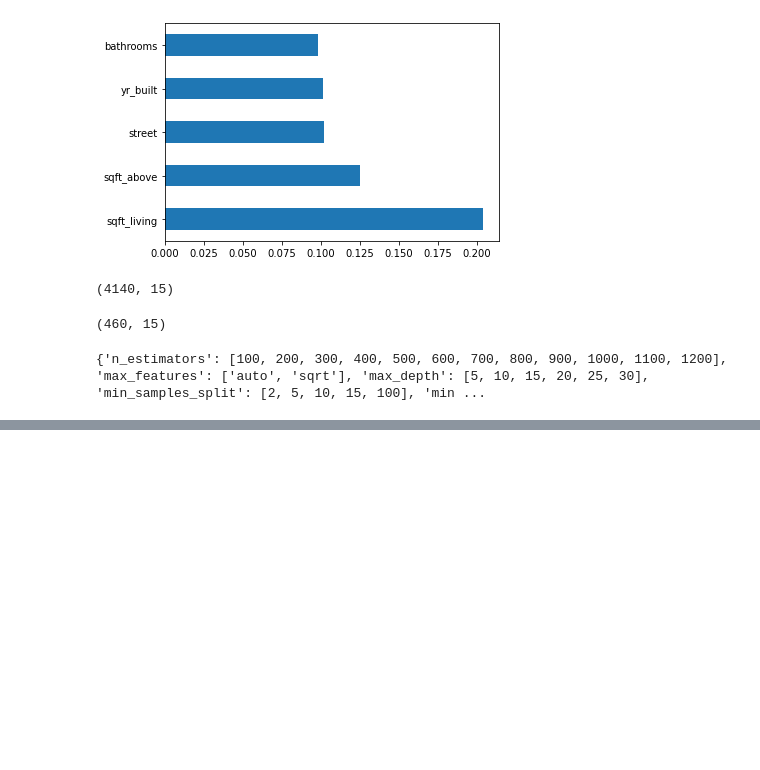
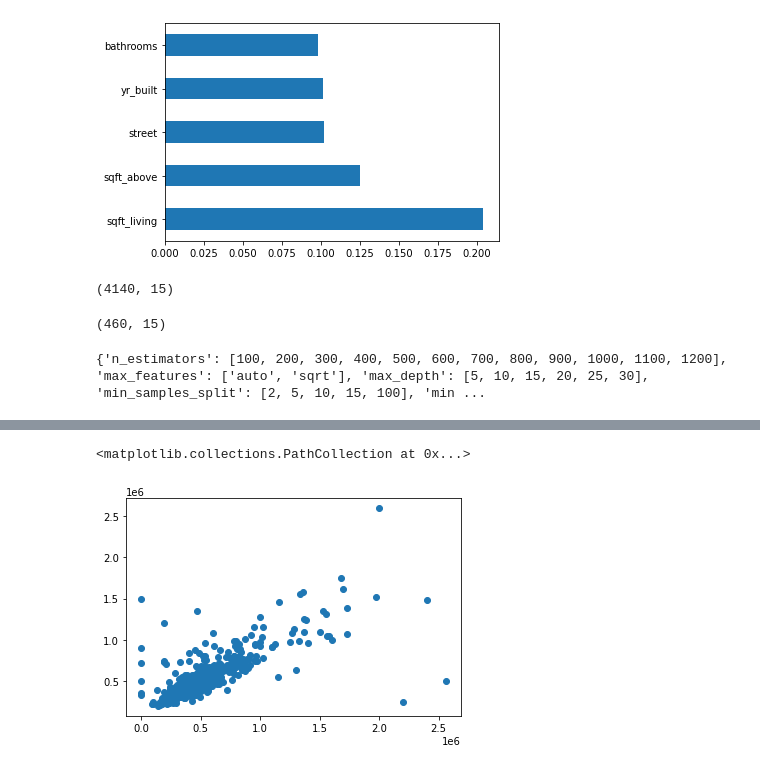
Before and after one commit to anikislam104/House-price-prediction, a Jupyter notebook: archive/HPP.ipynb, the cells around one changed output, grey strips where cells are left out. Saved outputs shown, nothing was run; the diff lists cells and outputs as text; code cells hidden in the pictures; blank space fills up the shorter version.

```diff
--- a/archive/HPP.ipynb
+++ b/archive/HPP.ipynb
@@ -368,0 +444,5 @@ rf_random=RandomizedSearchCV(estimator=rf,param_distributions=random_grid,scorin
+# %%
+plt.scatter(y_test,pred)
+# %% [output]
+<matplotlib.collections.PathCollection at 0x...>
+[figure, added]
```
Also changed, not shown: parts of 5 cells of this notebook.
